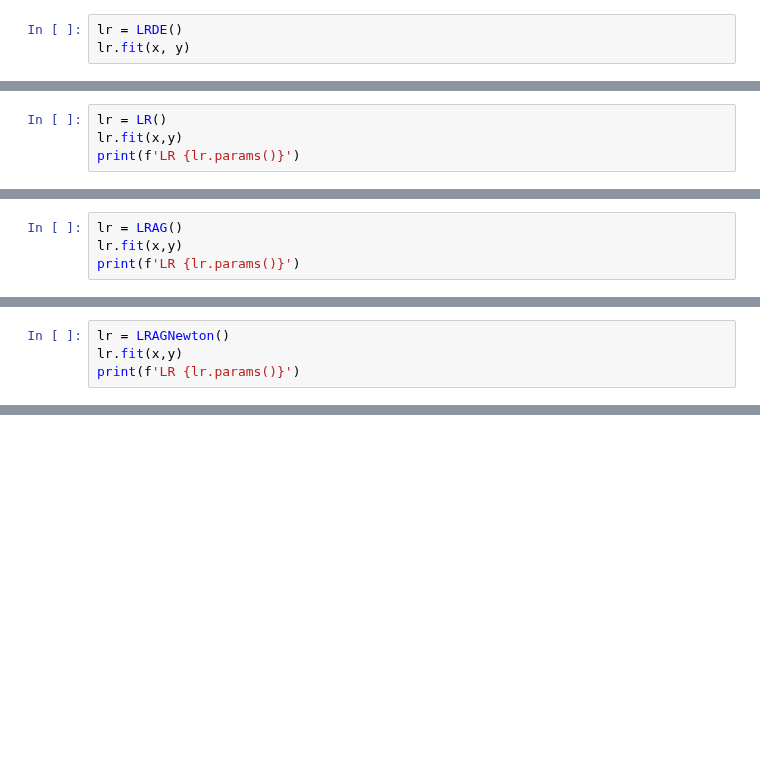
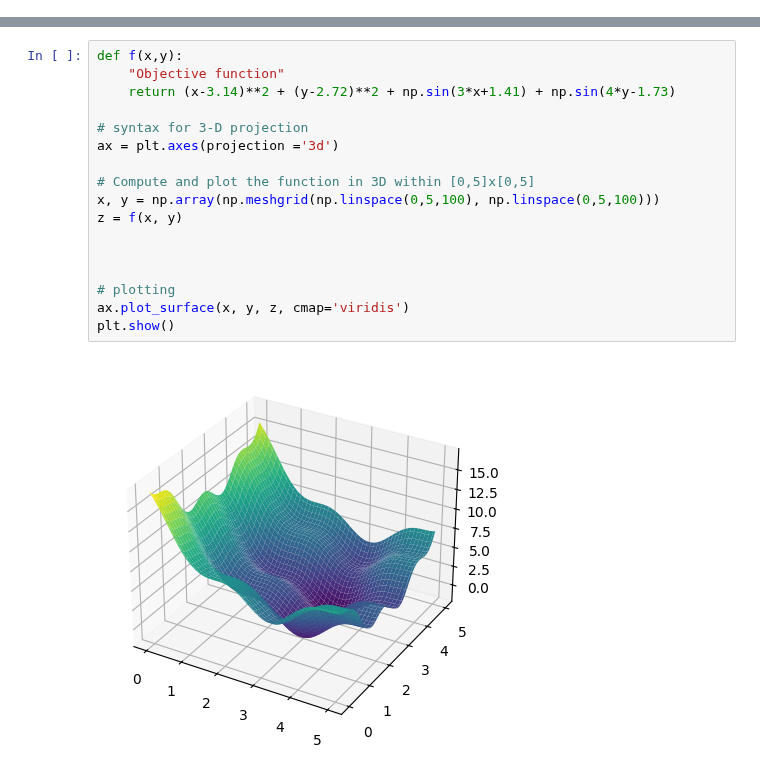
Before and after one commit to detiuaveiro/aas, a Jupyter notebook: notebooks/notebook_03.ipynb, the cells around one changed output, grey strips where cells are left out. Saved outputs shown, nothing was run; the diff lists cells and outputs as text; blank space fills up the shorter version.

```diff
--- a/notebooks/notebook_03.ipynb
+++ b/notebooks/notebook_03.ipynb
@@ -93,3 +0,0 @@ class LRDE:
-# %%
-lr = LRDE()
-lr.fit(x, y)
@@ -128,4 +0,0 @@ class LR:
-# %%
-lr = LR()
-lr.fit(x,y)
-print(f'LR {lr.params()}')
@@ -168,4 +0,0 @@ class LRAG:
-# %%
-lr = LRAG()
-lr.fit(x,y)
-print(f'LR {lr.params()}')
@@ -212,4 +0,0 @@ class LRAGNewton:
-# %%
-lr = LRAGNewton()
-lr.fit(x,y)
-print(f'LR {lr.params()}')
@@ -230,0 +26,19 @@ RMSE = 16.812122344970703
+# %%
+def f(x,y):
+    "Objective function"
+    return (x-3.14)**2 + (y-2.72)**2 + np.sin(3*x+1.41) + np.sin(4*y-1.73)
+
+# syntax for 3-D projection
+ax = plt.axes(projection ='3d')
+
+# Compute and plot the function in 3D within [0,5]x[0,5]
+x, y = np.array(np.meshgrid(np.linspace(0,5,100), np.linspace(0,5,100)))
+z = f(x, y)
+
+
+
+# plotting
+ax.plot_surface(x, y, z, cmap='viridis')
+plt.show()
+# %% [output]
+[figure, added]
```
Also changed, not shown: parts of 30 cells of this notebook, 8 other files.
